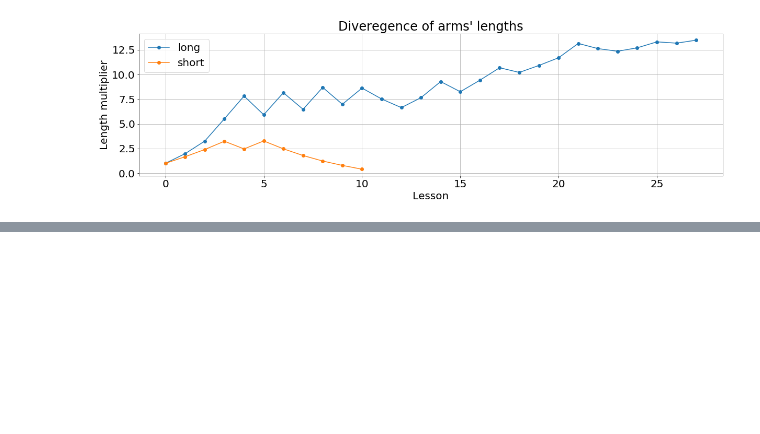
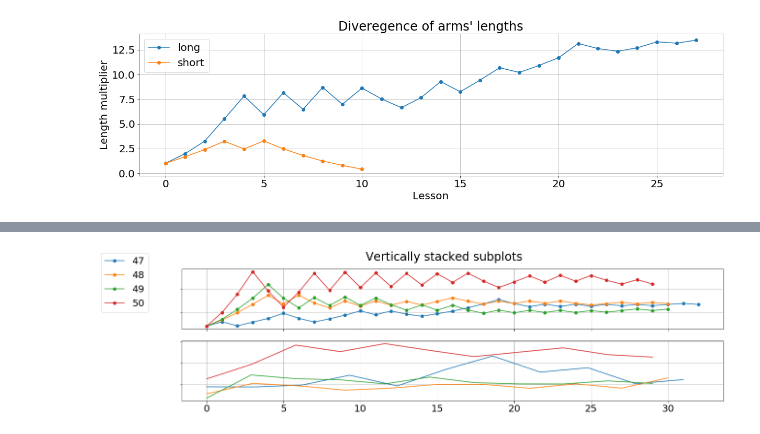
Before and after one commit to AndreeaStefan/SmartuistWrapper, a Jupyter notebook: evaluation/PlotResults.ipynb, the cells around one changed output, grey strips where cells are left out. Saved outputs shown, nothing was run; the diff lists cells and outputs as text; code cells hidden in the pictures; blank space fills up the shorter version.

Commit message:
learnign rate fig

```diff
--- a/evaluation/PlotResults.ipynb
+++ b/evaluation/PlotResults.ipynb
@@ -306,0 +370,65 @@ plt.show()
+# %%
+# Subplots not used
+
+players = [47,48,49,50]
+
+fig, axs = plt.subplots(2,sharex=True)
+fig.suptitle('Vertically stacked subplots')
+
+
+for p in players:
+    tmp = results[p]
+    prevLength = 1
+    lengths = []
+    gain = []
+    delta = []
+    th = []
+    totalTime = 0
+    for words in tmp:
+        totalTime += float(words[10])
+        lengths.append(float(words[28]))
+        gain.append(float(words[29]))
+        th.append(float(words[11]))
+       # print("Player: "+ str(p) + " gain: " + words[29] + " at length: " + words[28])
+
+    uniqueLengths = [x for i, x in enumerate(lengths) if i == lengths.index(x)]
+    x = list(range(0, len(uniqueLengths)))
+    axs[0].plot(x, uniqueLengths, 'o-', label=p)
+    uniqueGain = [x for i, x in enumerate(gain) if i == gain.index(x)]
+
+# plt.title('Desired elongation behaviour', {'fontsize': BIGGER_SIZE})
+fig.legend(loc='upper left')
+# plt.xlabel("Lesson")
+# plt.ylabel("Length multiplier")
+# plt.grid(True)
+# plt.savefig("LearningRateSmall",bbox_inches='tight', dpi=150)
+# plt.show()
+
+
+
+for p in players:
+    tmp = gradientStats[p]
+    gain = []
+    gainEff = []
+    gainTh = []
+    for words in tmp:
+        gain.append(float(words[5]))
+        gainTh.append(float(words[3]))
+        gainEff.append(float(words[2]))
+
+
+    x = list(range(0, len(gain)))
+    (xnew,ynew) = inter(np.array(x), gain,11)
+
+    axs[1].plot( xnew, ynew)
+   # plt.plot(x, gainTh, 'o-', label="gainTh"+str(p))
+   # plt.plot(x, gainEff, 'o-', label="gainEff"+str(p))
+
+plt.legend(loc='upper left')
+axs[1].grid(True)
+axs[0].grid(True)
+axs[0].set_yticklabels([])
+axs[1].set_yticklabels([])
+plt.show()
+# %% [output]
+[figure, added]
```
Also changed, not shown: parts of 6 cells of this notebook, 1 other file.
